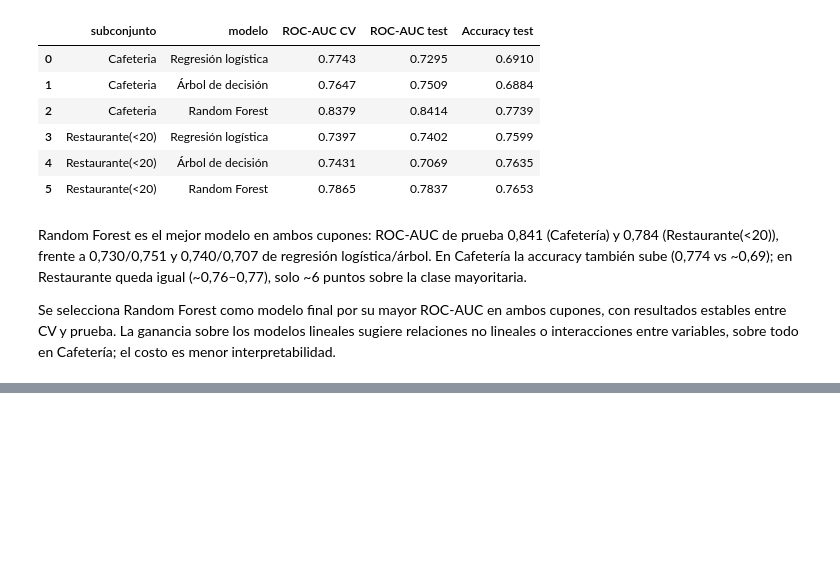
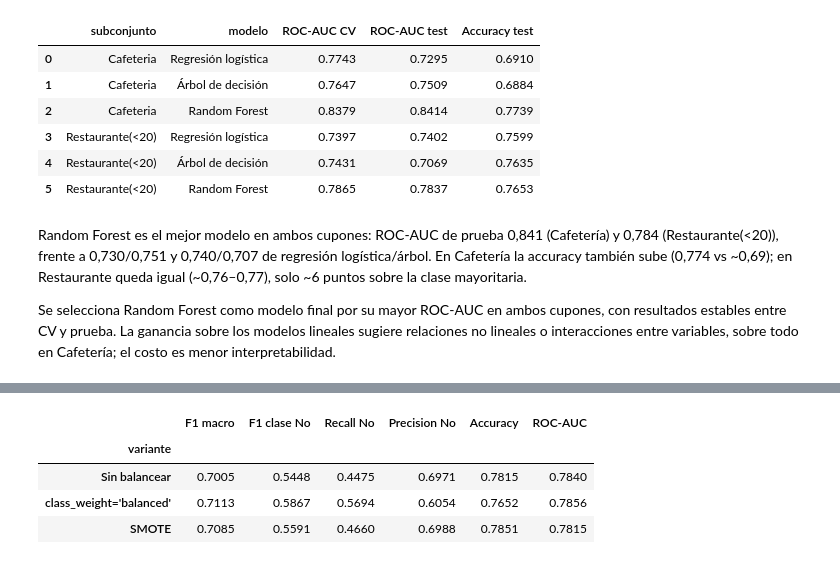
Before and after one commit to nreyl/ML-L3-G44, a Jupyter notebook: L3.ipynb, the cells around one changed output, grey strips where cells are left out. Saved outputs shown, nothing was run; the diff lists cells and outputs as text; code cells hidden in the pictures; blank space fills up the shorter version.

```diff
--- a/L3.ipynb
+++ b/L3.ipynb
@@ -978,0 +1040,10 @@ Se selecciona Random Forest como modelo final por su mayor ROC-AUC en ambos cupo
+# %%
+resultados_gs = {}
+for nom, (pipe, grid) in variantes.items():
+    gs = GridSearchCV(pipe, grid, scoring=scoring_bal, refit="f1_macro",
+                      cv=cv, n_jobs=-1)
+    gs.fit(X_tr, y_tr)
+    resultados_gs[nom] = gs
+    print(f"\n{nom}")
+    print("  Mejores hiperparámetros:", gs.best_params_)
+    print(f"  F1 macro CV: {gs.best_score_:.4f}")
@@ -978,0 +1062,19 @@ Se selecciona Random Forest como modelo final por su mayor ROC-AUC en ambos cupo
+# %%
+filas = []
+for nom, gs in resultados_gs.items():
+    r = gs.cv_results_
+    i = gs.best_index_
+    filas.append({"variante": nom,
+                  "F1 macro": r["mean_test_f1_macro"][i],
+                  "F1 clase No": r["mean_test_f1_No"][i],
+                  "Recall No": r["mean_test_recall_No"][i],
+                  "Precision No": r["mean_test_precision_No"][i],
+                  "Accuracy": r["mean_test_accuracy"][i],
+                  "ROC-AUC": r["mean_test_roc_auc"][i]})
+display(pd.DataFrame(filas).set_index("variante").round(4))
+# %% [output]
+|  | F1 macro | F1 clase No | Recall No | Precision No | Accuracy | ROC-AUC |
+| variante |  |  |  |  |  |  |
+| Sin balancear | 0.7005 | 0.5448 | 0.4475 | 0.6971 | 0.7815 | 0.7840 |
+| class_weight='balanced' | 0.7113 | 0.5867 | 0.5694 | 0.6054 | 0.7652 | 0.7856 |
+| SMOTE | 0.7085 | 0.5591 | 0.4660 | 0.6988 | 0.7851 | 0.7815 |
```
Also changed, not shown: parts of 12 cells of this notebook.
